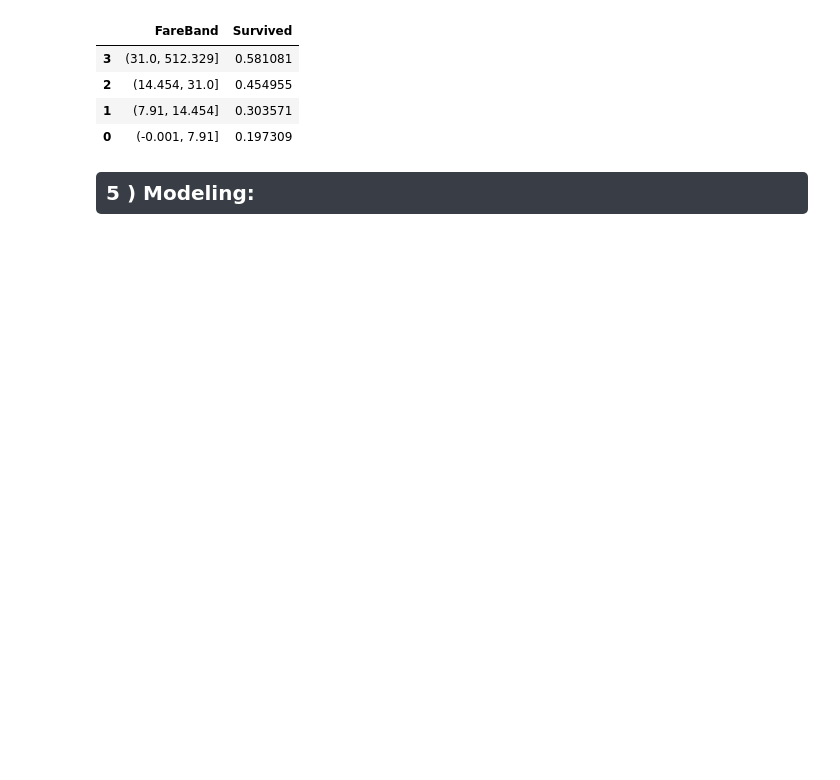
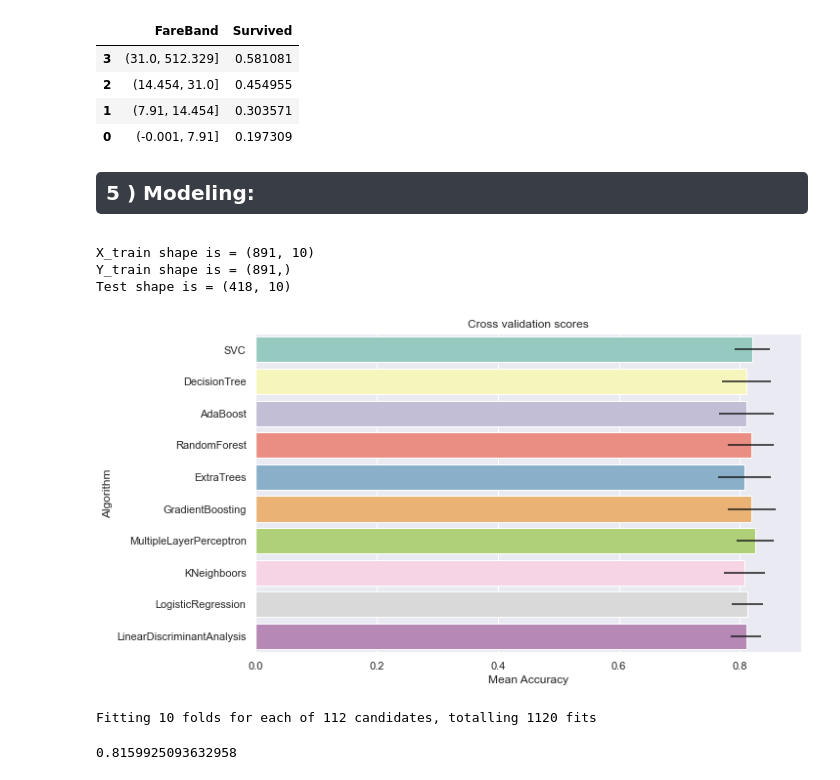
Before and after one commit to surviffer/5_titanic, a Jupyter notebook: eda.ipynb, the cells around one changed output. Cells and saved outputs as stored; diff of their text form; code cells hidden in the pictures; blank space fills up the shorter version.

Commit message:
add result

```diff
--- a/eda.ipynb
+++ b/eda.ipynb
@@ -438,0 +448,75 @@ test.drop(['Name'], axis=1 , inplace = True)
+# %%
+# ==================================================================================
+# Preparing Data For Training:
+# ==================================================================================
+
+Y_train = train["Survived"]
+X_train = train.drop(labels = ["Survived"],axis = 1)
+Test = test.drop(labels = ["PassengerId"],axis = 1)
+print(f"X_train shape is = {X_train.shape}" )
+print(f"Y_train shape is = {Y_train.shape}" )
+print(f"Test shape is = {Test.shape}" )
+# %% [output]
+X_train shape is = (891, 10)
+Y_train shape is = (891,)
+Test shape is = (418, 10)
+# %%
+# Cross validate model with Kfold stratified cross val
+kfold = StratifiedKFold(n_splits=10)
+
+# Modeling step Test differents algorithms
+random_state = 2
+classifiers = []
+classifiers.append(SVC(random_state=random_state))
+classifiers.append(DecisionTreeClassifier(random_state=random_state))
+classifiers.append(AdaBoostClassifier(DecisionTreeClassifier(random_state=random_state),random_state=random_state,learning_rate=0.1))
+classifiers.append(RandomForestClassifier(random_state=random_state))
+classifiers.append(ExtraTreesClassifier(random_state=random_state))
+classifiers.append(GradientBoostingClassifier(random_state=random_state))
+classifiers.append(MLPClassifier(random_state=random_state))
+classifiers.append(KNeighborsClassifier())
+classifiers.append(LogisticRegression(random_state = random_state))
+classifiers.append(LinearDiscriminantAnalysis())
+
+cv_results = []
+for classifier in classifiers :
+    cv_results.append(cross_val_score(classifier, X_train, y = Y_train, scoring = "accuracy", cv = kfold, n_jobs=4))
+
+cv_means = []
+cv_std = []
+for cv_result in cv_results:
+    cv_means.append(cv_result.mean())
+    cv_std.append(cv_result.std())
+
+cv_res = pd.DataFrame({"CrossValMeans":cv_means,"CrossValerrors": cv_std,"Algorithm":["SVC","DecisionTree","AdaBoost",
+"RandomForest","ExtraTrees","GradientBoosting","MultipleLayerPerceptron","KNeighboors","LogisticRegression","LinearDiscriminantAnalysis"]})
+
+g = sns.barplot("CrossValMeans","Algorithm",data = cv_res, palette="Set3",orient = "h",**{'xerr':cv_std})
+g.set_xlabel("Mean Accuracy")
+g = g.set_title("Cross validation scores")
+# %% [output]
+[figure, added]
+# %%
+### META MODELING  WITH ADABOOST, RF, EXTRATREES and GRADIENTBOOSTING
+
+# Adaboost
+DTC = DecisionTreeClassifier()
+
+adaDTC = AdaBoostClassifier(DTC, random_state=7)
+
+ada_param_grid = {"base_estimator__criterion" : ["gini", "entropy"],
+              "base_estimator__splitter" :   ["best", "random"],
+              "algorithm" : ["SAMME","SAMME.R"],
+              "n_estimators" :[1,2],
+              "learning_rate":  [0.0001, 0.001, 0.01, 0.1, 0.2, 0.3,1.5]}
+
+gsadaDTC = GridSearchCV(adaDTC,param_grid = ada_param_grid, cv=kfold, scoring="accuracy", n_jobs= 4, verbose = 1)
+
+gsadaDTC.fit(X_train,Y_train)
+
+ada_best = gsadaDTC.best_estimator_
+
+gsadaDTC.best_score_
+# %% [output]
+Fitting 10 folds for each of 112 candidates, totalling 1120 fits
+0.8159925093632958
```
Also changed, not shown: parts of 11 cells of this notebook, 1 other file.
